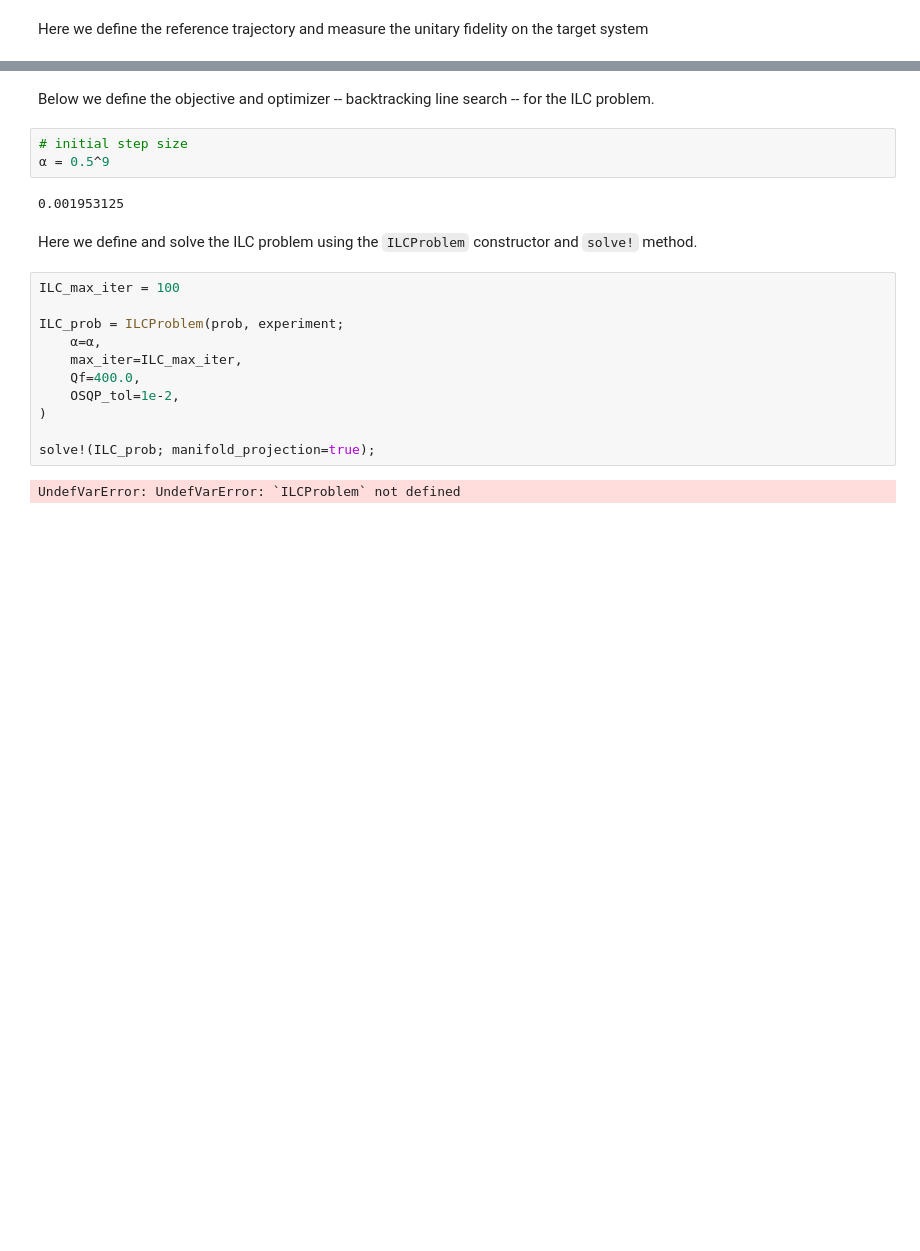
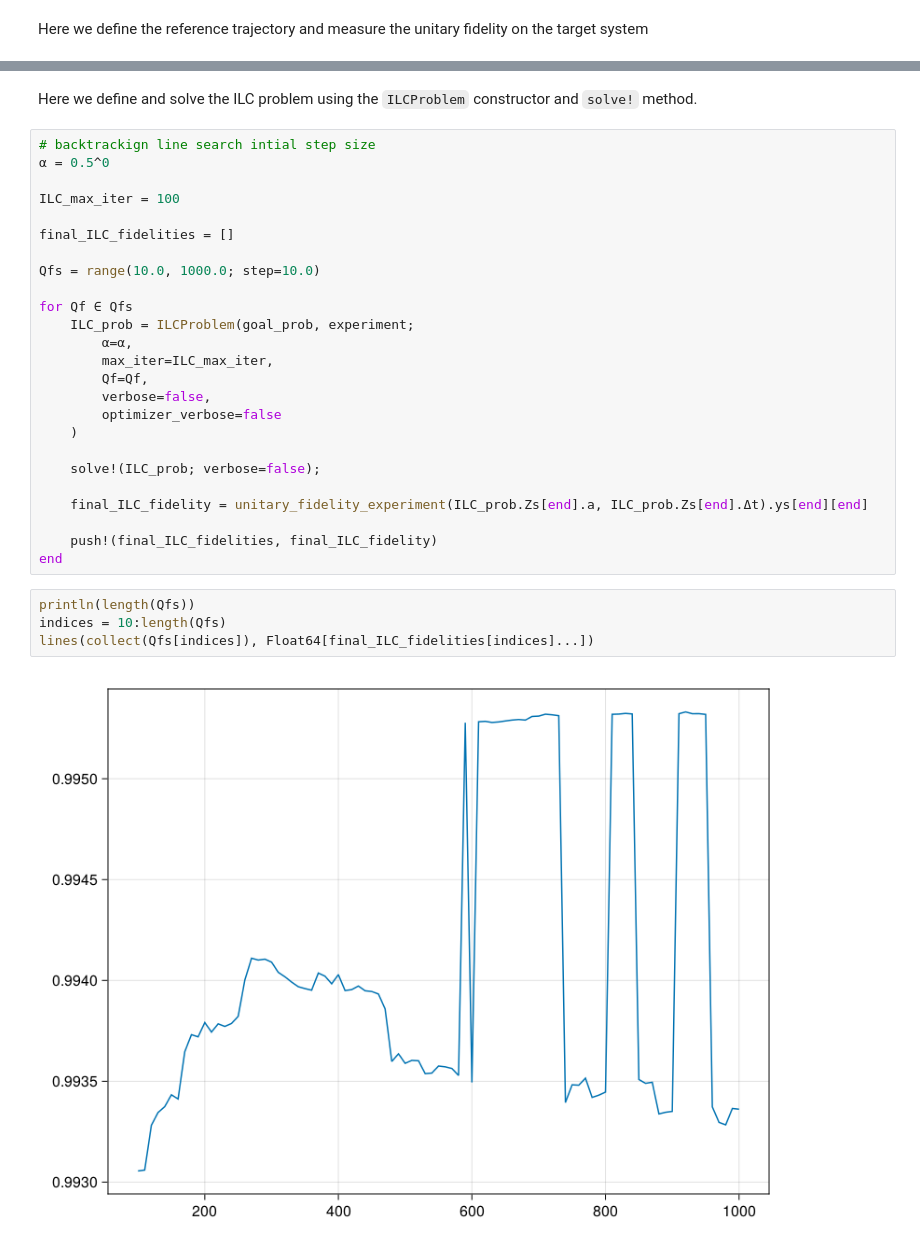
Before and after one commit to kestrelquantum/Piccolo.jl, a Jupyter notebook: examples/JuliaCon23/two_qubit.ipynb, the cells around one changed output, grey strips where cells are left out. Cells and saved outputs as stored; diff of their text form; blank space fills up the shorter version.

```diff
--- a/examples/JuliaCon23/two_qubit.ipynb
+++ b/examples/JuliaCon23/two_qubit.ipynb
@@ -277,22 +325,33 @@ UndefVarError: UndefVarError: `mintime_prob` not defined
-# %% [markdown]
-Below we define the objective and optimizer -- backtracking line search -- for the ILC problem.
-# %%
-# initial step size
-α = 0.5^9
-# %% [output]
-0.001953125
 # %% [markdown]
 Here we define and solve the ILC problem using the `ILCProblem` constructor and `solve!` method.
-# %%
-ILC_max_iter = 100
-
-ILC_prob = ILCProblem(prob, experiment;
-    α=α,
-    max_iter=ILC_max_iter,
-    Qf=400.0,
-    OSQP_tol=1e-2,
-)
-
-solve!(ILC_prob; manifold_projection=true);
-# %% [output]
-UndefVarError: UndefVarError: `ILCProblem` not defined
+# %%
+# backtrackign line search intial step size
+α = 0.5^0
+
+ILC_max_iter = 100
+
+final_ILC_fidelities = []
+
+Qfs = range(10.0, 1000.0; step=10.0)
+
+for Qf ∈ Qfs
+    ILC_prob = ILCProblem(goal_prob, experiment;
+        α=α,
+        max_iter=ILC_max_iter,
+        Qf=Qf,
+        verbose=false,
+        optimizer_verbose=false
+    )
+
+    solve!(ILC_prob; verbose=false);
+
+    final_ILC_fidelity = unitary_fidelity_experiment(ILC_prob.Zs[end].a, ILC_prob.Zs[end].Δt).ys[end][end]
+
+    push!(final_ILC_fidelities, final_ILC_fidelity)
+end
+# %%
+println(length(Qfs))
+indices = 10:length(Qfs)
+lines(collect(Qfs[indices]), Float64[final_ILC_fidelities[indices]...])
+# %% [output]
+[figure, added]
```
Also changed, not shown: parts of 25 cells of this notebook, 3 other files.
